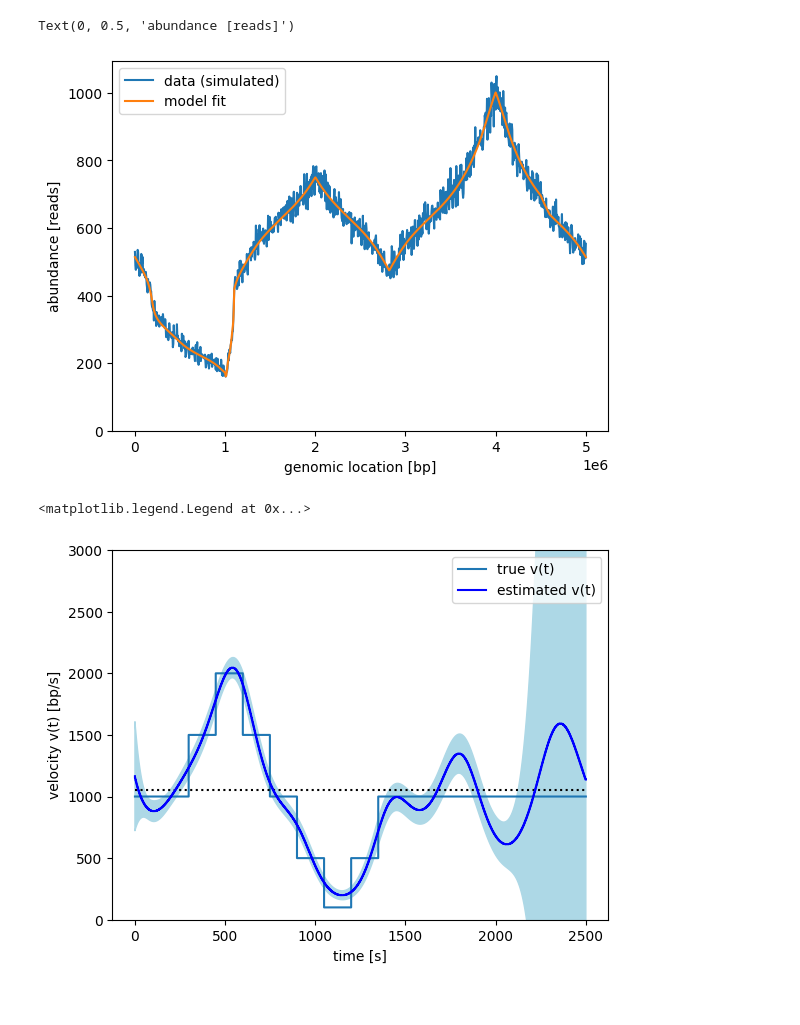
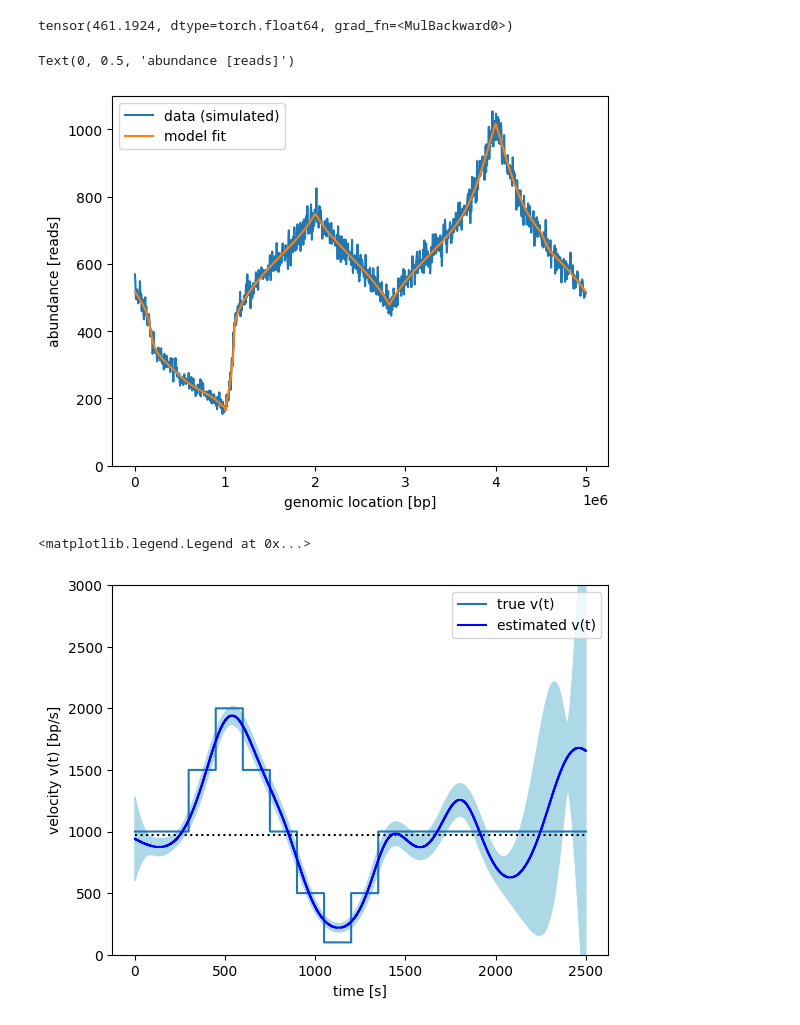
Before and after one commit to oist/VeloGP, a Jupyter notebook: velogp/test_velocity_estimation.ipynb, the cells around one changed output. Saved outputs shown, nothing was run; the diff lists cells and outputs as text; code cells hidden in the pictures.

```diff
--- a/velogp/test_velocity_estimation.ipynb
+++ b/velogp/test_velocity_estimation.ipynb
@@ -35,10 +35,10 @@ h_tgrid_dense = torch.linspace(0, Tr, steps=1000, dtype=torch.double)
 m = velocity_model.VelocityModel(L, True, origins, h_tgrid_dense, g_xranges_l, g_xranges_u)
 m.growthrate = Growthrate
 m.g_sigma = torch.tensor([10], dtype=torch.double)
-m.h_sigma = torch.tensor([10], dtype=torch.double)
-m.h_timescale = torch.nn.Parameter(torch.tensor([250], dtype=torch.double))
+m.h_sigma = torch.tensor([5], dtype=torch.double)
+m.h_timescale = torch.tensor([250], dtype=torch.double)
 
 #torch.autograd.set_detect_anomaly(True)
 l = velocity_model.VelocityModelLoss(x, torch.tensor(y_obs), torch.tensor(s_obs), m)
 fit = estimate_velocity.FitVelocityModel(m, l)
-a, b = fit.optimize_parameters()
+fit.optimize_parameters()
@@ -71,3 +66,7 @@ tensor([ 1.2676e-08,  5.4911e-08,  2.7686e-08,  4.1380e-06,  1.6198e-05,
+# %%
+fit.loss()
+# %% [output]
+tensor(461.1924, dtype=torch.float64, grad_fn=<MulBackward0>)
 # %%
 pyplot.plot(fit.loss.x, fit.loss.y_obs.detach(), label="data (simulated)")
 pyplot.plot(fit.loss.x, fit.loss.y_pred().detach(), label="model fit")
@@ -77,21 +76,22 @@ pyplot.xlabel("genomic location [bp]")
 pyplot.ylabel("abundance [reads]")
 # %% [output]
 Text(0, 0.5, 'abundance [reads]')
-[figure, old version]
+[figure, new version]
 # %%
+m.h_switch_basis("eigenbasis")
 pyplot.step(h_tgrid_dense, mtrue.v_t(h_tgrid_dense).detach(), label="true v(t)")
 p_cov, p_pmap = fit.parameter_posterior_cov()
 i, l = p_pmap["h_log_raw"], torch.numel(m.h_log_raw)
 v_t = m.v_t(fit.model.h_tgrid).detach()
 v_t_stderr = m.v_t_posterior_stderr(fit.model.h_tgrid, p_cov, p_pmap).detach()
 pyplot.hlines([m.v0.detach()], xmin=0, xmax=m.h_tgrid.max(),
               linestyle="dotted", color="black")
 pyplot.step(h_tgrid_dense, v_t, label="estimated v(t)", color="blue")
 pyplot.fill_between(h_tgrid_dense,  v_t - v_t_stderr, v_t + v_t_stderr, color="lightblue")
 pyplot.xlabel("time [s]")
 pyplot.ylabel("velocity v(t) [bp/s]")
 pyplot.ylim([0, 3000])
 pyplot.legend()
 # %% [output]
 <matplotlib.legend.Legend at 0x...>
-[figure, old version]
+[figure, new version]
```
Also changed, not shown: parts of 2 cells of this notebook.
